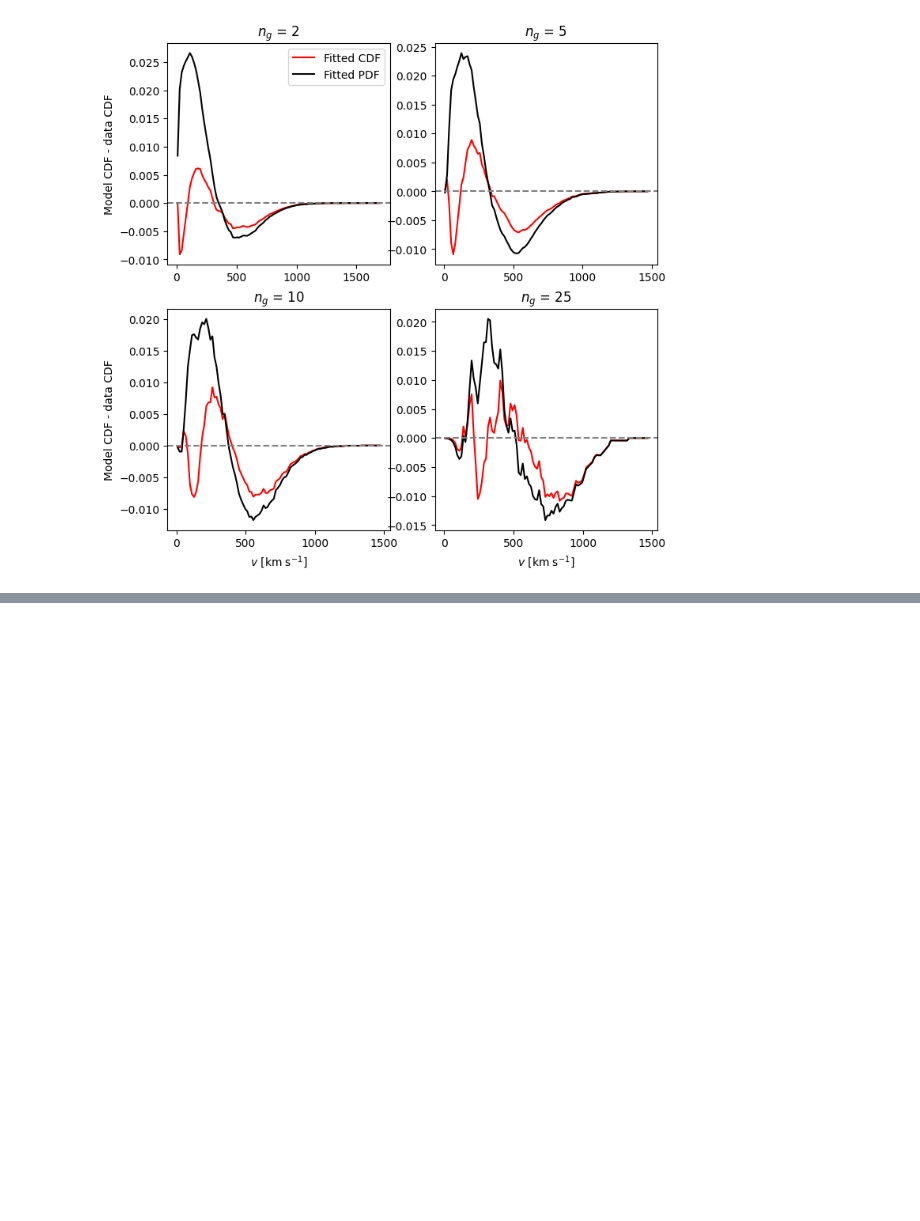
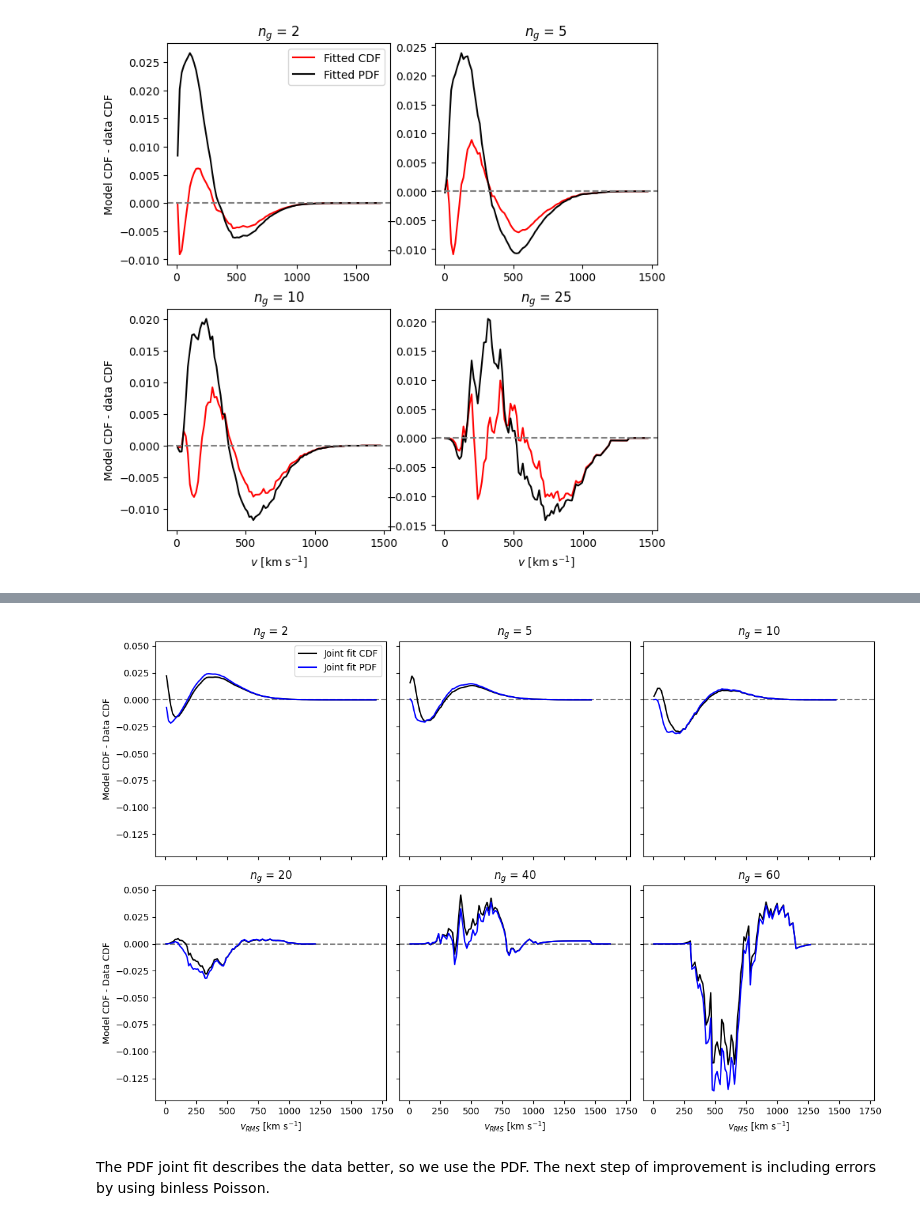
Before and after one commit to Quinten313/MRP, a Jupyter notebook: scripts/velocity_distribution.ipynb, the cells around one changed output, grey strips where cells are left out. Saved outputs shown, nothing was run; the diff lists cells and outputs as text; code cells hidden in the pictures; blank space fills up the shorter version.

```diff
--- a/scripts/velocity_distribution.ipynb
+++ b/scripts/velocity_distribution.ipynb
@@ -419,0 +490,26 @@ To do: create a working joint fit for the CDF case & somehow incorporate errors
+# %%
+fig, ax = plt.subplots(2, 3,figsize=[12, 8], sharex=True, sharey=True)
+
+_, p0 = fit_skew_norm_pdf(dmo.voxel_velocity[0][dmo.number_density > 0], 100)
+for n_g, axis in zip([2, 5, 10, 20, 40, 60], ax.flatten()):
+    v = dmo.voxel_velocity[0][dmo.number_density == n_g]
+    bin_edges = np.linspace(0, 1.1*np.max(v), 101)
+    bin_centers = calc_bin_centers(bin_edges)
+    cdf = calc_cdf(v, bin_edges)
+    axis.plot(bin_centers, skewnorm_cdf(bin_centers, exponential(n_g, *fit_cdf[:-2]), fit_cdf[-2]*n_g, fit_cdf[-1])-cdf, c='black', zorder=10, label='Joint fit CDF')
+    axis.plot(bin_centers, skewnorm_cdf(bin_centers, exponential(n_g, *fit_pdf[:-2]), fit_pdf[-2]*n_g, fit_pdf[-1])-cdf, c='b', zorder=10, label='Joint fit PDF')
+    axis.axhline(0, linestyle='--', color='gray')
+    axis.set_title(f'$n_g$ = {n_g}')
+
+for axis in ax[:, 0]:
+    axis.set_ylabel('Model CDF - Data CDF')
+for axis in ax[1, :]:
+    axis.set_xlabel('$v_{RMS}$ [km s$^{-1}$]')
+ax[0,0].legend()
+
+fig.tight_layout()
+plt.show()
+# %% [output]
+[figure, added]
+# %% [markdown]
+The PDF joint fit describes the data better, so we use the PDF. The next step of improvement is including errors by using binless Poisson.
```
Also changed, not shown: parts of 15 cells of this notebook.
